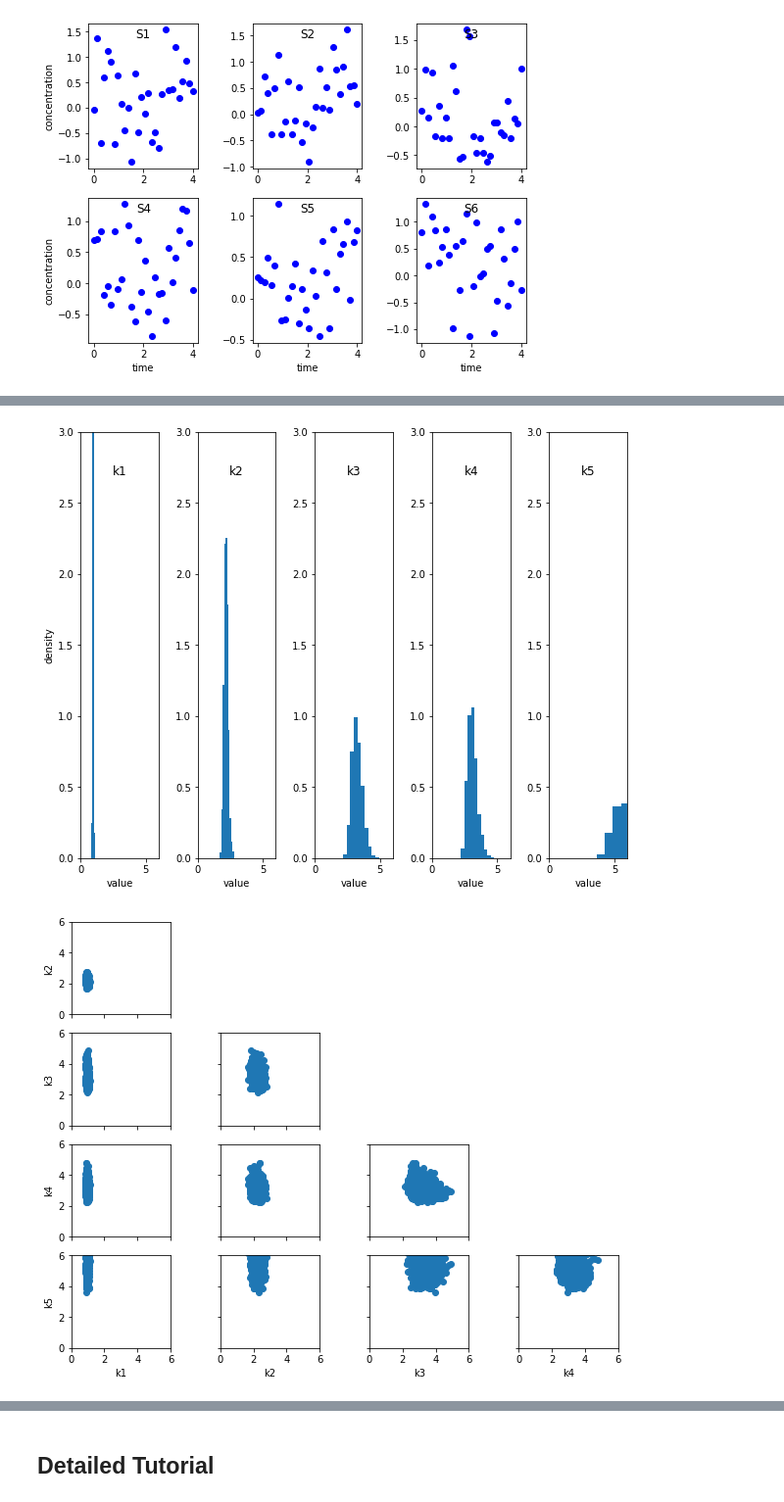
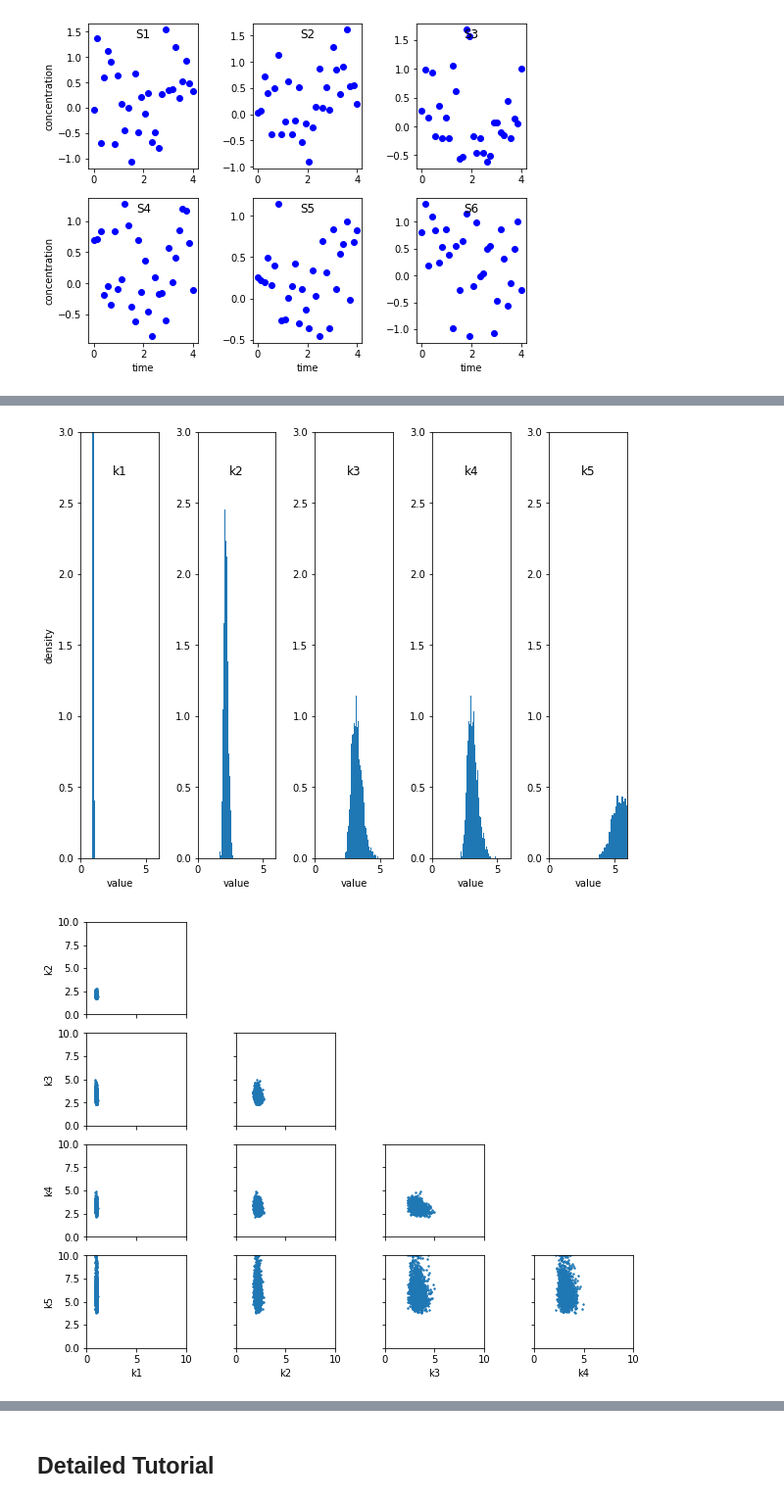
Before and after one commit to sys-bio/teUtils, a Jupyter notebook: teUtils/notebooks/Tutorial on Utilities for Model Fitting.ipynb, the cells around one changed output, grey strips where cells are left out. Shown at 98% size. Saved outputs shown, nothing was run; the diff lists cells and outputs as text; code cells hidden in the pictures.

```diff
--- a/teUtils/notebooks/Tutorial on Utilities for Model Fitting.ipynb
+++ b/teUtils/notebooks/Tutorial on Utilities for Model Fitting.ipynb
@@ -108,5 +108,5 @@ bootstrap completed 2000 iterations
 # %%
 # Look at the distribution of the parameter fits.
-fitter.plotParameterHistograms(figsize=(10,8), ylim=[0, 3], xlim=[0, 6])
+fitter.plotParameterHistograms(figsize=(10,8), ylim=[0, 3], xlim=[0, 6], bins=50, titlePosition=[.5,1])
 # %% [output]
-[figure, old version]
+[figure, new version]
@@ -113,8 +115,8 @@ fitter.plotParameterHistograms(figsize=(10,8), ylim=[0, 3], xlim=[0, 6])
 # %%
 # Look at interactions between parameter estimates
-fitter.plotParameterEstimatePairs(figsize=(10,8), ylim=[0, 6], xlim=[0, 6])
+fitter.plotParameterEstimatePairs(figsize=(10,8), ylim=[0, 10], xlim=[0, 10], markersize1=2)
 # %% [output]
-[figure, old version]
+[figure, new version]
 # %%
 fitter.getBootstrapReport()
 # %% [output]
```
Also changed, not shown: parts of 3 cells of this notebook, 3 other files.
